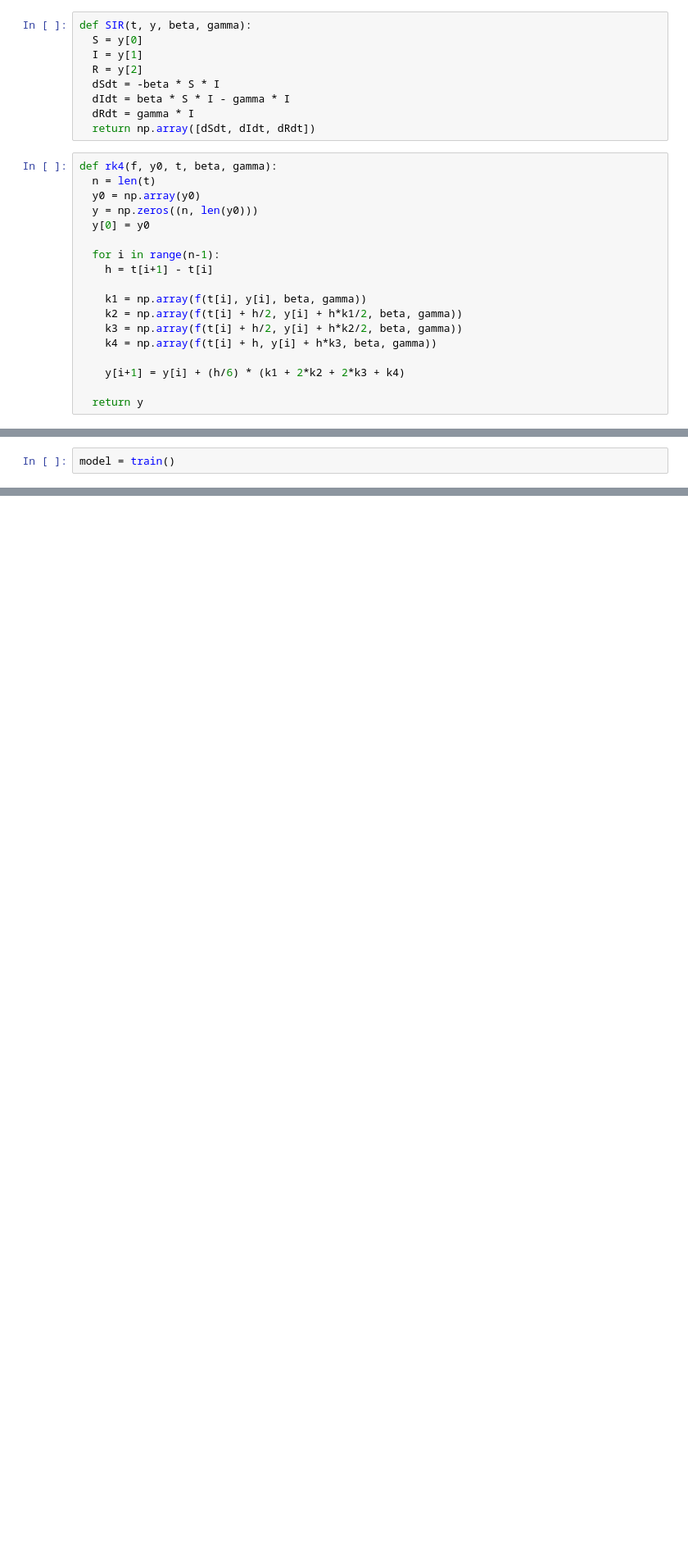
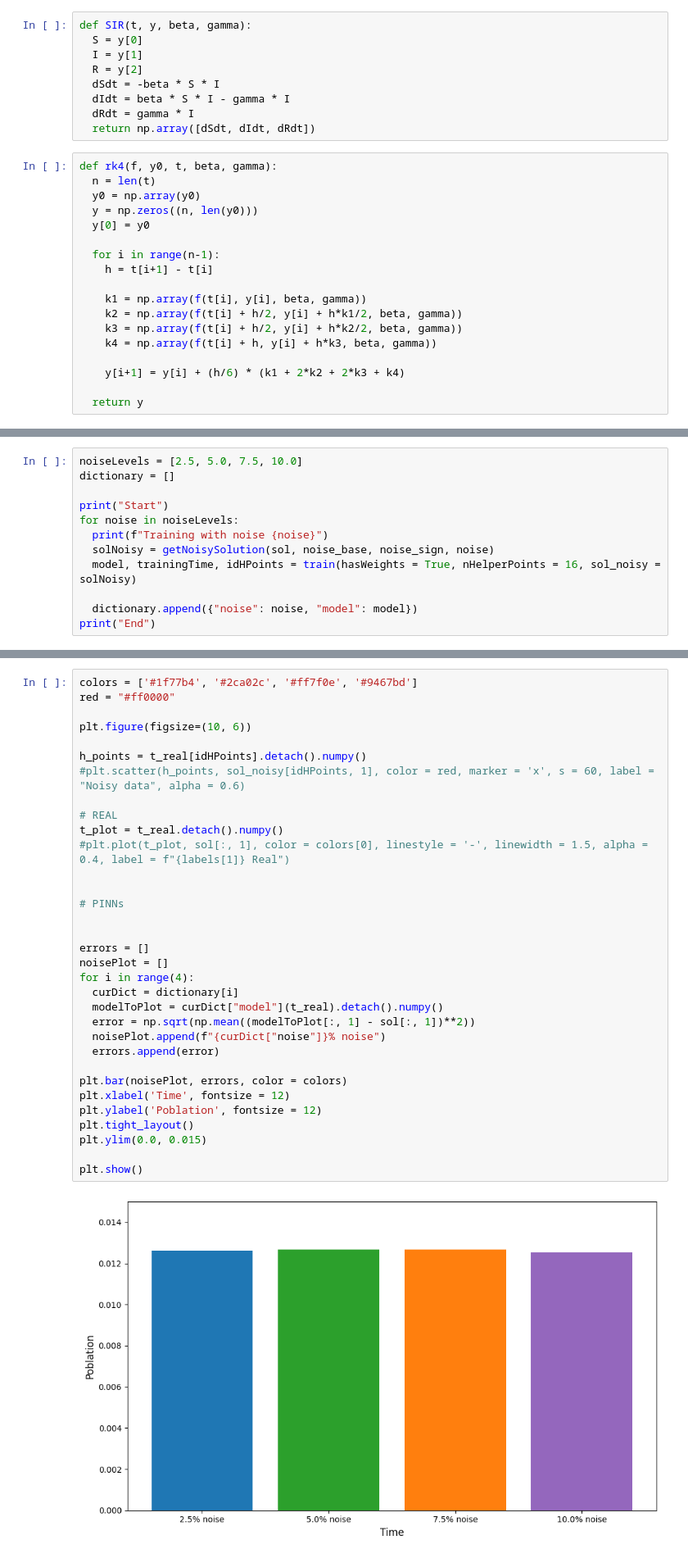
Before and after one commit to DiegoH81/PINNs, a Jupyter notebook: SIR.ipynb, the cells around one changed output, grey strips where cells are left out. Shown at 82% size. Drawn from its saved outputs; the diff is of its cells as text; blank space fills up the shorter version.

```diff
--- a/SIR.ipynb
+++ b/SIR.ipynb
@@ -255,2 +195,0 @@ def train():
-# %%
-model = train()
@@ -378,0 +261,12 @@ Relative Gamma error: 2.4519994854927063
+# %%
+noiseLevels = [2.5, 5.0, 7.5, 10.0]
+dictionary = []
+
+print("Start")
+for noise in noiseLevels:
+  print(f"Training with noise {noise}")
+  solNoisy = getNoisySolution(sol, noise_base, noise_sign, noise)
+  model, trainingTime, idHPoints = train(hasWeights = True, nHelperPoints = 16, sol_noisy = solNoisy)
+
+  dictionary.append({"noise": noise, "model": model})
+print("End")
@@ -378,0 +280,35 @@ Relative Gamma error: 2.4519994854927063
+# %%
+colors = ['#1f77b4', '#2ca02c', '#ff7f0e', '#9467bd']
+red = "#ff0000"
+
+plt.figure(figsize=(10, 6))
+
+h_points = t_real[idHPoints].detach().numpy()
+#plt.scatter(h_points, sol_noisy[idHPoints, 1], color = red, marker = 'x', s = 60, label = "Noisy data", alpha = 0.6)
+
+# REAL
+t_plot = t_real.detach().numpy()
+#plt.plot(t_plot, sol[:, 1], color = colors[0], linestyle = '-', linewidth = 1.5, alpha = 0.4, label = f"{labels[1]} Real")
+
+
+# PINNs
+
+
+errors = []
+noisePlot = []
+for i in range(4):
+  curDict = dictionary[i]
+  modelToPlot = curDict["model"](t_real).detach().numpy()
+  error = np.sqrt(np.mean((modelToPlot[:, 1] - sol[:, 1])**2))
+  noisePlot.append(f"{curDict["noise"]}% noise")
+  errors.append(error)
+
+plt.bar(noisePlot, errors, color = colors)
+plt.xlabel('Time', fontsize = 12)
+plt.ylabel('Poblation', fontsize = 12)
+plt.tight_layout()
+plt.ylim(0.0, 0.015)
+
+plt.show()
+# %% [output]
+[figure, added]
```
Also changed, not shown: parts of 23 cells of this notebook.
